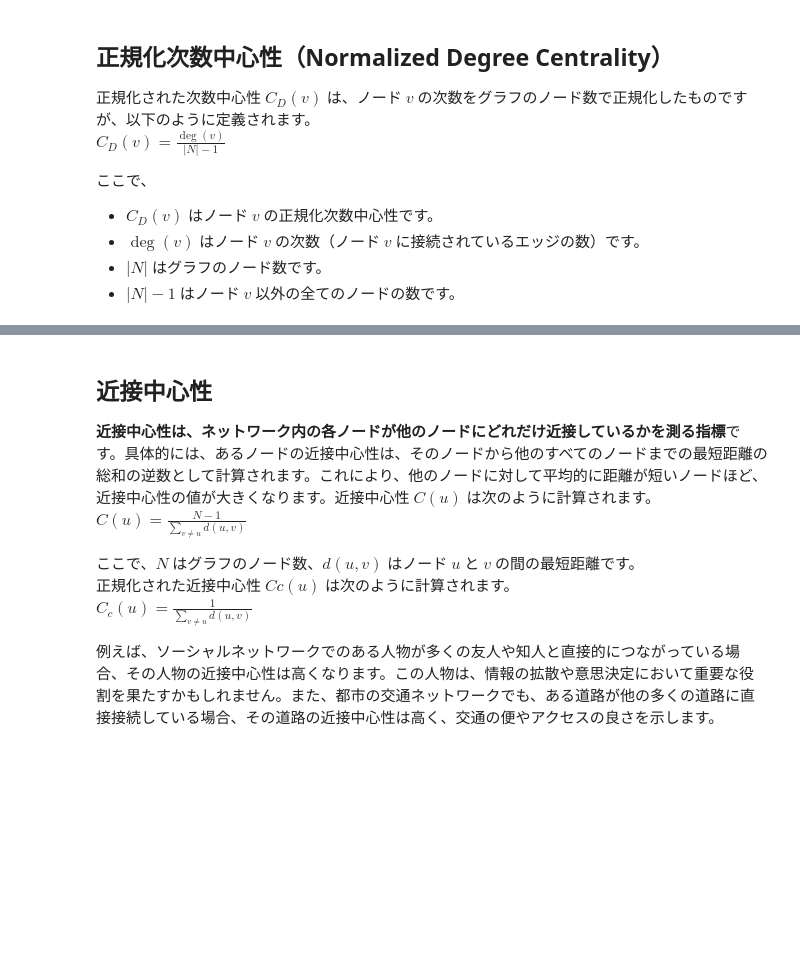
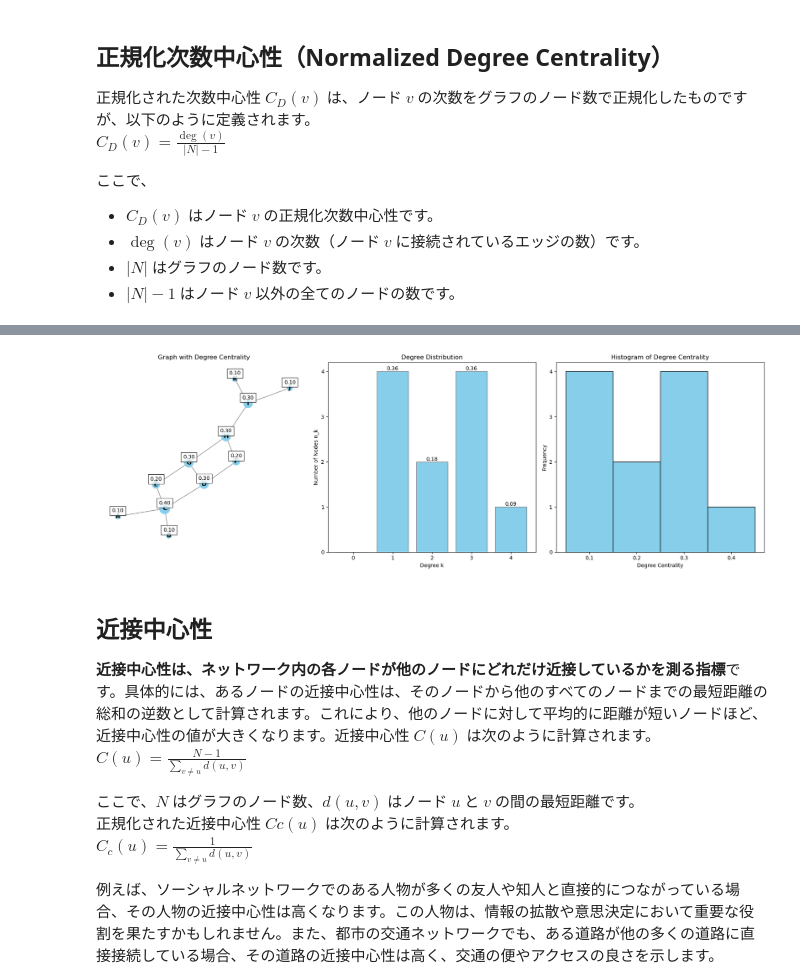
Before and after one commit to SUBARU3776/NetworkScience-Graphtheory-JP-, a Jupyter notebook: 3. ネットワークの中心を見つける（中心性の定義）.ipynb, the cells around one changed output, grey strips where cells are left out. Drawn from its saved outputs; the diff is of its cells as text; code cells hidden in the pictures; blank space fills up the shorter version.

```diff
--- a/3. ネットワークの中心を見つける（中心性の定義）.ipynb
+++ b/3. ネットワークの中心を見つける（中心性の定義）.ipynb
@@ -332,3 +280,81 @@ plt.show()
+# %%
+import networkx as nx
+import matplotlib.pyplot as plt
+import numpy as np
+from matplotlib.ticker import MultipleLocator, FuncFormatter
+
+# グラフオブジェクトを作成
+G = nx.Graph()
+
+# ノードを追加
+G.add_nodes_from(["A", "B", "C", "D", "E", "F", "G", "H", "I", "J", "K"])
+
+# エッジを追加
+G.add_edges_from([("A", "C"), ("B", "C"), ("C", "D"), ("C", "E"), ("D", "F"),
+                  ("D", "G"), ("E", "G"), ("F", "H"), ("G", "H"), ("H", "I"),
+                  ("I", "J"), ("I", "K")])
+
+# 次数中心性を計算
+degree_centrality = nx.degree_centrality(G)
+
+# ノードのサイズを次数中心性に基づいて設定
+node_size = [v * 1000 for v in degree_centrality.values()]
+
+# グラフを描画
+plt.figure(figsize=(18, 6))
+pos = nx.spring_layout(G)  # ノードの配置を計算
+plt.subplot(131)
+nx.draw(G, pos, with_labels=True, node_size=node_size, node_color='skyblue', edge_color='gray', font_weight='bold')
+
+# 次数中心性の値をノードに表示
+node_labels = {node: f'{degree_centrality[node]:.2f}' for node in G.nodes()}
+
+# ノードラベルの位置を調整し、背景に白いボックスを追加
+for node, (x, y) in pos.items():
+    plt.text(x, y + 0.05, s=node_labels[node], bbox=dict(facecolor='white', alpha=0.8), horizontalalignment='center')
+
+plt.title("Graph with Degree Centrality")
+
+# 次数分布のヒストグラムを作成
+degree_sequence = [d for n, d in G.degree()]  # 各ノードの次数のリストを作成
+degree_count = np.bincount(degree_sequence)  # 各次数のノード数をカウント
+degrees = np.arange(len(degree_count))  # 次数の範囲を生成
+relative_frequency = degree_count / sum(degree_count)  # 相対度数を計算
+
+plt.subplot(132)
+plt.bar(degrees, degree_count, color='skyblue', edgecolor='gray')
+plt.xlabel('Degree k')
+plt.ylabel('Number of Nodes n_k')
+plt.title('Degree Distribution')
+
+# x軸とy軸の目盛りを整数に設定
+plt.gca().xaxis.set_major_locator(MultipleLocator(1))
+plt.gca().yaxis.set_major_locator(MultipleLocator(1))
+
+# 相対度数を表示
+for i in range(len(degrees)):
+    if degree_count[i] > 0:
+        plt.text(degrees[i], degree_count[i], f'{relative_frequency[i]:.2f}', ha='center', va='bottom')
+
+# 次数中心性に基づくヒストグラムを作成
+degree_centrality_values = list(degree_centrality.values())
+plt.subplot(133)
+# ヒストグラムのバーの幅を計算
+bins = np.arange(0.05, max(degree_centrality_values) + 0.1, 0.1)  # 0.1刻みのビン（0は含めない）
+plt.hist(degree_centrality_values, bins=bins, color='skyblue', edgecolor='black')
+plt.xlabel('Degree Centrality')
+plt.ylabel('Frequency')
+plt.title('Histogram of Degree Centrality')
+
+# x軸の目盛りを0.1刻みに設定し、0は表示しない
+plt.gca().xaxis.set_major_locator(MultipleLocator(0.1))
+plt.gca().xaxis.set_major_formatter(FuncFormatter(lambda x, _: '' if x < 0.1 else f'{x:.1f}'))
+plt.gca().yaxis.set_major_locator(MultipleLocator(1))
+
+plt.tight_layout()
+plt.show()
+# %% [output]
+[figure, added]
 # %% [markdown]
 ## 近接中心性
 **近接中心性は、ネットワーク内の各ノードが他のノードにどれだけ近接しているかを測る指標**です。具体的には、あるノードの近接中心性は、そのノードから他のすべてのノードまでの最短距離の総和の逆数として計算されます。これにより、他のノードに対して平均的に距離が短いノードほど、近接中心性の値が大きくなります。近接中心性 $C(u)$ は次のように計算されます。<br>
```
Also changed, not shown: parts of 3 cells of this notebook.
